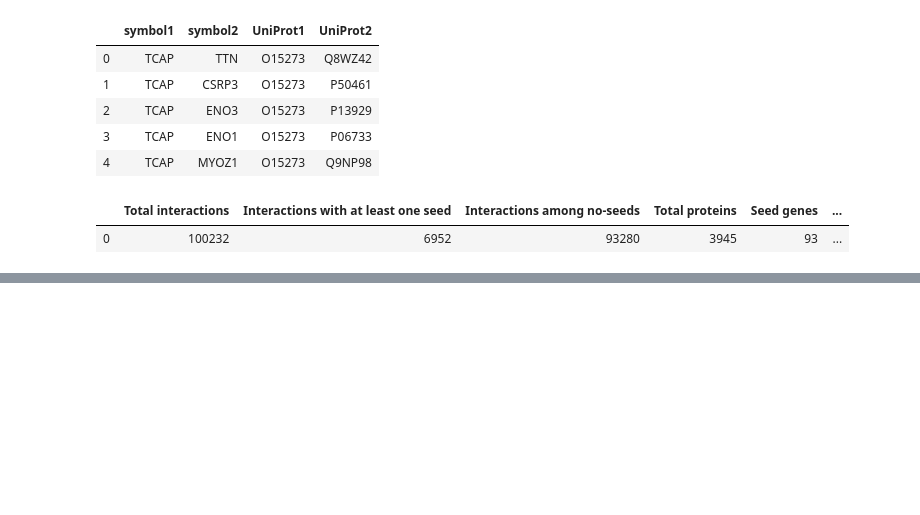
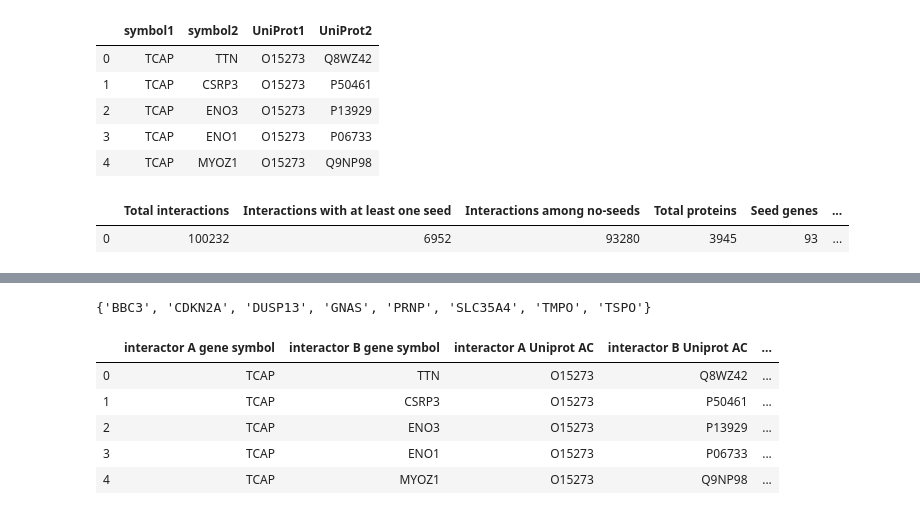
Before and after one commit to LivLilli/Network-Medicine-Dilated-Cardiomyopathy, a Jupyter notebook: part_1.ipynb, the cells around one changed output, grey strips where cells are left out. Drawn from its saved outputs; the diff is of its cells as text; code cells hidden in the pictures; blank space fills up the shorter version.

```diff
--- a/part_1.ipynb
+++ b/part_1.ipynb
@@ -491,5 +508,0 @@ bio_data = bio_data.drop(['Gene_Symbol'], axis=1)
-# %%
-# concatenate df of the 2 databases
-total_df = pd.concat([iid_data, bio_data], axis = 0)
-# resetting indeces
-total_df.reset_index(drop=True, inplace= True)
@@ -560,24 +508,0 @@ intersection_df.to_csv('results/intersection.csv')
-# %%
-# saving on txt file seed genes and union interactome genes
-# in order to copy and paste genes from txt file to EnrichR
-try:
-    os.remove('data/seed_genes.txt')
-    os.remove('data/union_genes.txt')
-except:
-    pass
-
-file_seed = open('data/seed_genes.txt', 'w')
-
-
-for gene in approved_genes:
-    file_seed.write(gene+'\n')
-
-file_seed.close()
-
-
-file_union = open('data/union_genes.txt', 'w')
-union_genes_list = list(set(list(union_df['interactor A gene symbol']) + list(union_df['interactor B gene symbol'])))
-for gene in union_genes_list:
-    file_union.write(gene+'\n')
-
-file_union.close()
@@ -583,0 +520,15 @@ file_union.close()
+# %%
+'''
+#### FIND ON UNIPROT DF GENES WITH MORE ENTRIES
+# boolean list: True if i-gene is duplicated
+dupl = uniprot_for_biogrid['Gene names  (primary )'].duplicated()
+# positional indeces of duplicates
+dupl_indeces = list(dupl[dupl == True].index)
+# extracting names of genes with more than one uniprot ac
+genes_with_more_entries = set(uniprot_for_biogrid.loc[dupl_indeces]['Gene names  (primary )'])
+genes_with_more_entries
+
+{'BBC3', 'CDKN2A', 'DUSP13', 'GNAS', 'PRNP', 'SLC35A4', 'TMPO', 'TSPO'}
+'''
+# %% [output]
+{'BBC3', 'CDKN2A', 'DUSP13', 'GNAS', 'PRNP', 'SLC35A4', 'TMPO', 'TSPO'}
@@ -583,0 +682,18 @@ file_union.close()
+# %%
+interactome = interactome()
+sgi_df = interactome.sgi()
+union_df = interactome.union()
+intersection_df = interactome.intersection()
+# save dfs on csv files
+interactome.save_results()
+# save union genes and seed genes on txt files
+interactome.save_genes()
+# %%
+union_df.head()
+# %% [output]
+|  | interactor A gene symbol | interactor B gene symbol | interactor A Uniprot AC | interactor B Uniprot AC | ... |
+| 0 | TCAP | TTN | O15273 | Q8WZ42 | ... |
+| 1 | TCAP | CSRP3 | O15273 | P50461 | ... |
+| 2 | TCAP | ENO3 | O15273 | P13929 | ... |
+| 3 | TCAP | ENO1 | O15273 | P06733 | ... |
+| 4 | TCAP | MYOZ1 | O15273 | Q9NP98 | ... |
```
Also changed, not shown: parts of 33 cells of this notebook, 1 other file.
